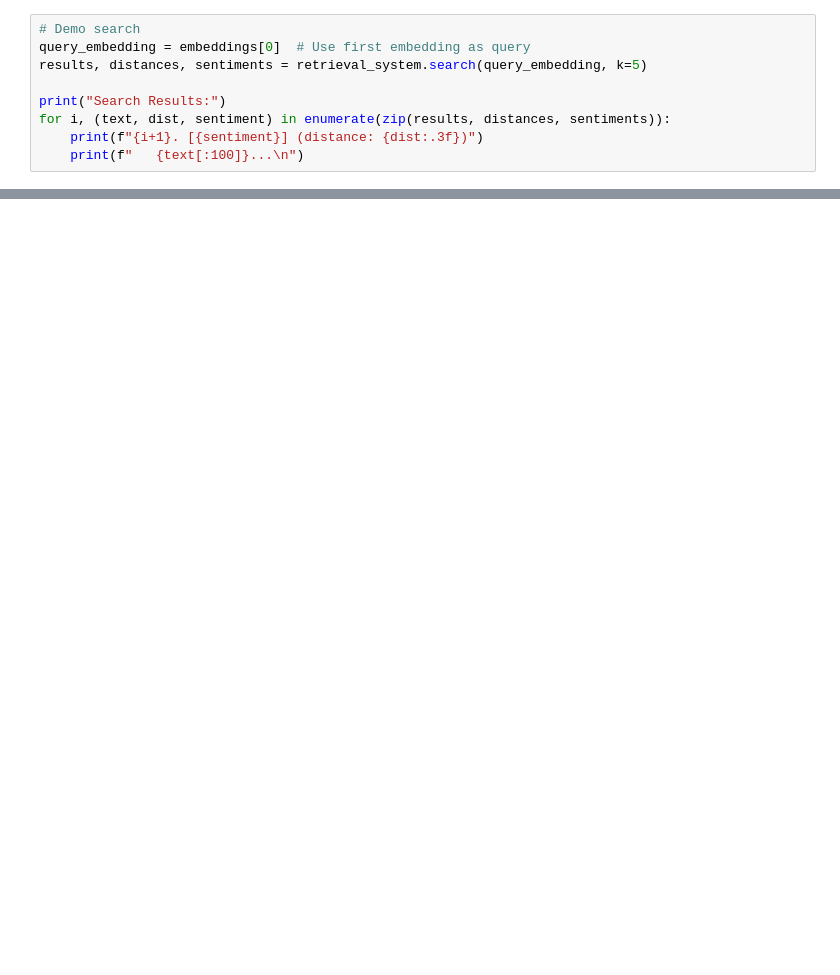
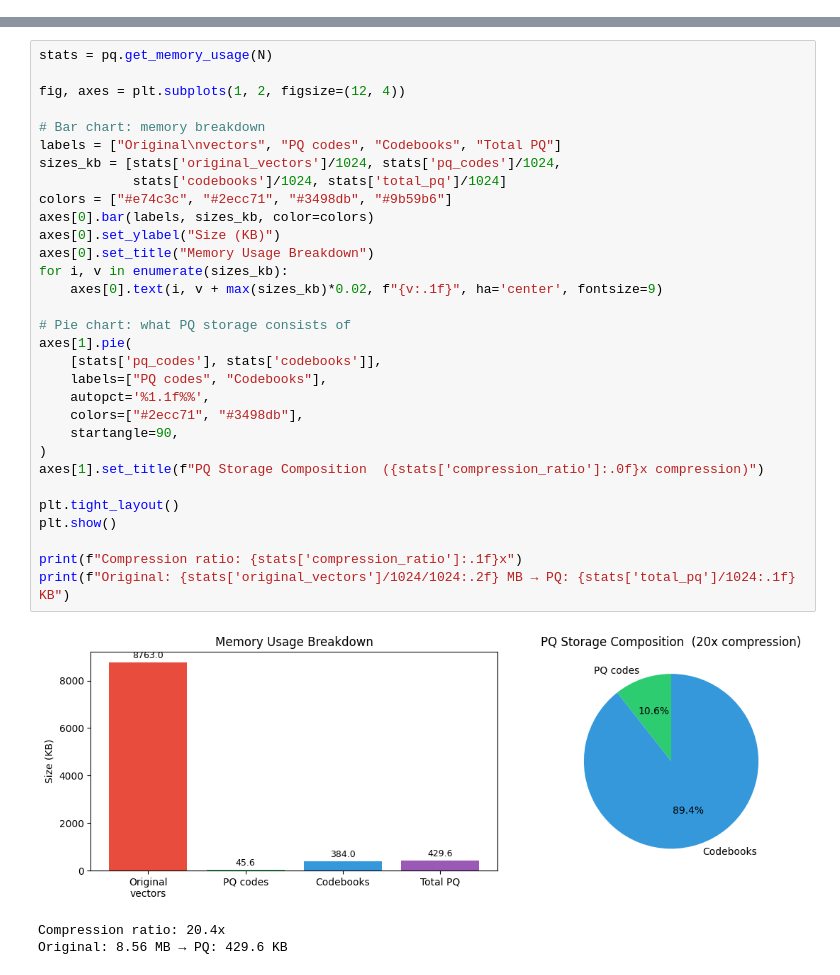
Before and after one commit to rickygrosvenor-pramanick/product-quantization, a Jupyter notebook: demo.ipynb, the cells around one changed output, grey strips where cells are left out. Drawn from its saved outputs; the diff is of its cells as text; blank space fills up the shorter version.

Commit message:
Reworked PQ System

```diff
--- a/demo.ipynb
+++ b/demo.ipynb
@@ -50,9 +103,0 @@ print("Retrieval system ready!")
-# %%
-# Demo search
-query_embedding = embeddings[0]  # Use first embedding as query
-results, distances, sentiments = retrieval_system.search(query_embedding, k=5)
-
-print("Search Results:")
-for i, (text, dist, sentiment) in enumerate(zip(results, distances, sentiments)):
-    print(f"{i+1}. [{sentiment}] (distance: {dist:.3f})")
-    print(f"   {text[:100]}...\n")
@@ -66,0 +148,35 @@ for k, recall in recall_results.items():
+# %%
+stats = pq.get_memory_usage(N)
+
+fig, axes = plt.subplots(1, 2, figsize=(12, 4))
+
+# Bar chart: memory breakdown
+labels = ["Original\nvectors", "PQ codes", "Codebooks", "Total PQ"]
+sizes_kb = [stats['original_vectors']/1024, stats['pq_codes']/1024,
+            stats['codebooks']/1024, stats['total_pq']/1024]
+colors = ["#e74c3c", "#2ecc71", "#3498db", "#9b59b6"]
+axes[0].bar(labels, sizes_kb, color=colors)
+axes[0].set_ylabel("Size (KB)")
+axes[0].set_title("Memory Usage Breakdown")
+for i, v in enumerate(sizes_kb):
+    axes[0].text(i, v + max(sizes_kb)*0.02, f"{v:.1f}", ha='center', fontsize=9)
+
+# Pie chart: what PQ storage consists of
+axes[1].pie(
+    [stats['pq_codes'], stats['codebooks']],
+    labels=["PQ codes", "Codebooks"],
+    autopct='%1.1f%%',
+    colors=["#2ecc71", "#3498db"],
+    startangle=90,
+)
+axes[1].set_title(f"PQ Storage Composition  ({stats['compression_ratio']:.0f}x compression)")
+
+plt.tight_layout()
+plt.show()
+
+print(f"Compression ratio: {stats['compression_ratio']:.1f}x")
+print(f"Original: {stats['original_vectors']/1024/1024:.2f} MB → PQ: {stats['total_pq']/1024:.1f} KB")
+# %% [output]
+[figure, added]
+Compression ratio: 20.4x
+Original: 8.56 MB → PQ: 429.6 KB
```
Also changed, not shown: parts of 30 cells of this notebook, 12 other files.
